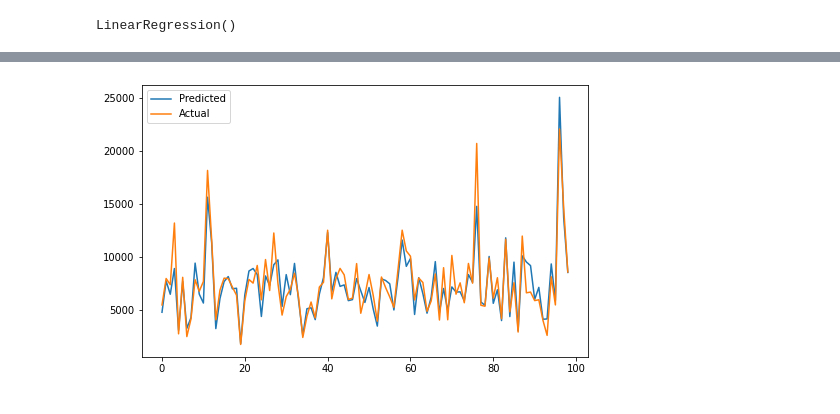
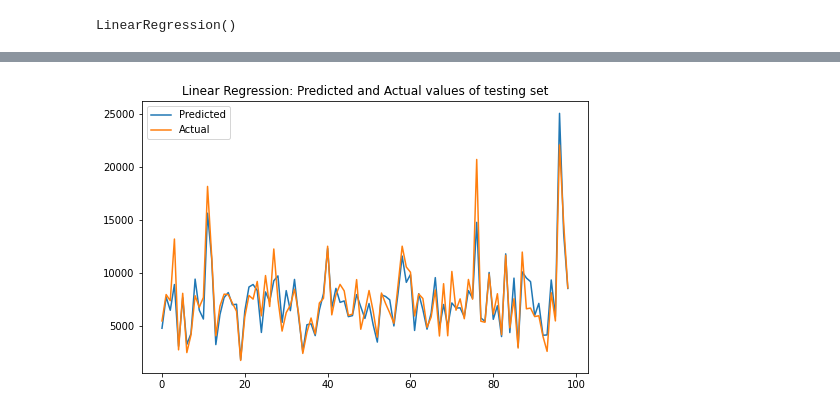
Before and after one commit to nihalhabeeb/Retail-Sales-Prediction, a Jupyter notebook: Retail_Sales_Prediction_Capstone_Project.ipynb, the cells around one changed output, grey strips where cells are left out. Cells and saved outputs as stored; diff of their text form; code cells hidden in the pictures.

```diff
--- a/Retail_Sales_Prediction_Capstone_Project.ipynb
+++ b/Retail_Sales_Prediction_Capstone_Project.ipynb
@@ -673,7 +660,7 @@ dataset[features].head()
 # dataset of independent variables
 X = dataset[features].values
 # dependent variable dataset
-y = np.log(dataset[dependent_variable]).values
+y = np.log10(dataset['Sales']).values
 # %%
 import math
 from sklearn.model_selection import train_test_split
@@ -782,8 +752,9 @@ Adjusted R2 Score: 0.8458924975188152
 # %%
 plt.figure(figsize=(8,5))
-plt.plot(np.exp(y_test_pred[1:100]))
-plt.plot(np.exp(y_test[1:100]))
+plt.plot(10**(y_test_pred[1:100]))
+plt.plot(10**(y_test[1:100]))
 plt.legend(["Predicted","Actual"])
+plt.title("Linear Regression: Predicted and Actual values of testing set")
 plt.show()
 # %% [output]
-[figure, old version]
+[figure, new version]
```
Also changed, not shown: parts of 38 cells of this notebook.
